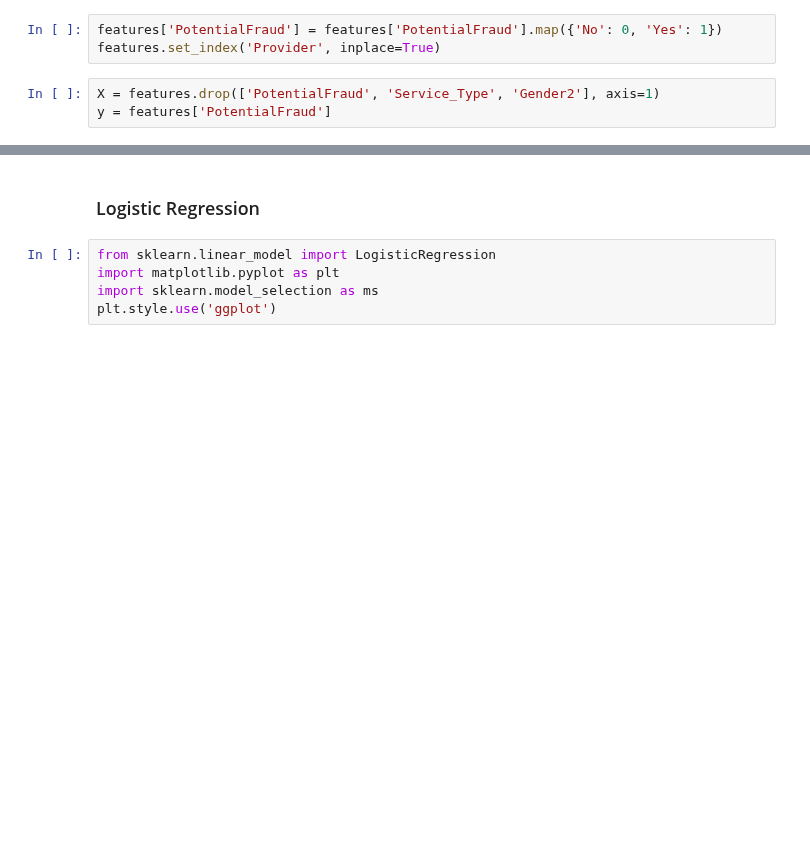
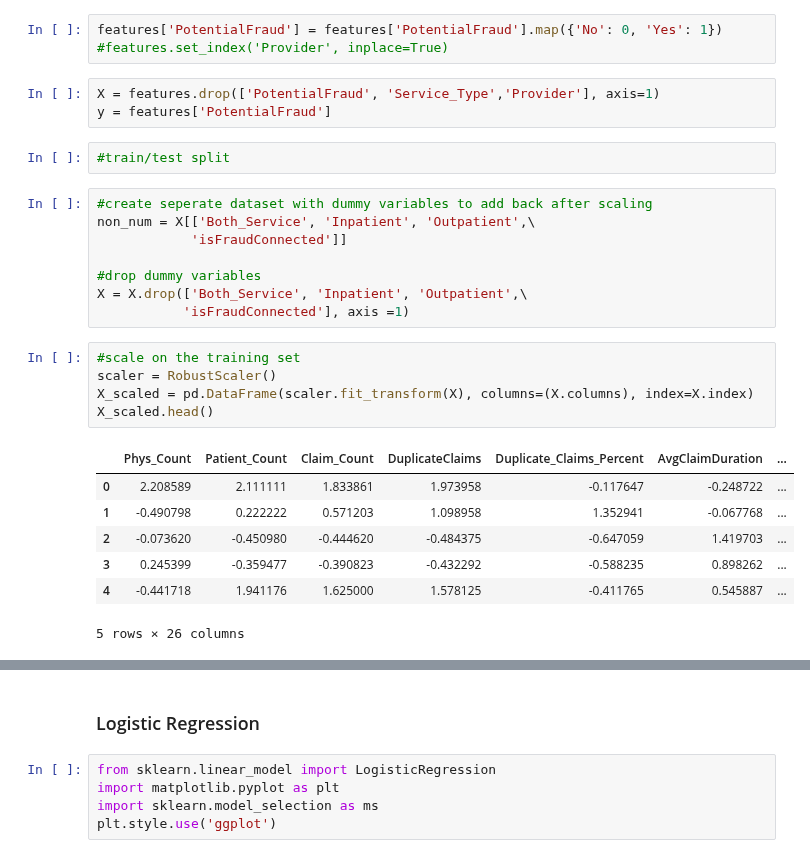
Before and after one commit to cosmochoi/healthcare_fraud, a Jupyter notebook: ML_Models.ipynb, the cells around one changed output, grey strips where cells are left out. Cells and saved outputs as stored; diff of their text form; blank space fills up the shorter version.

```diff
--- a/ML_Models.ipynb
+++ b/ML_Models.ipynb
@@ -30,7 +31,30 @@ Index(['Provider', 'Phys_Count', 'Patient_Count', 'Claim_Count',
       dtype='object')
 # %%
 features['PotentialFraud'] = features['PotentialFraud'].map({'No': 0, 'Yes': 1})
-features.set_index('Provider', inplace=True)
+#features.set_index('Provider', inplace=True)
 # %%
-X = features.drop(['PotentialFraud', 'Service_Type', 'Gender2'], axis=1)
+X = features.drop(['PotentialFraud', 'Service_Type','Provider'], axis=1)
 y = features['PotentialFraud']
+# %%
+#train/test split
+# %%
+#create seperate dataset with dummy variables to add back after scaling
+non_num = X[['Both_Service', 'Inpatient', 'Outpatient',\
+            'isFraudConnected']]
+
+#drop dummy variables
+X = X.drop(['Both_Service', 'Inpatient', 'Outpatient',\
+           'isFraudConnected'], axis =1)
+# %%
+#scale on the training set
+scaler = RobustScaler()
+X_scaled = pd.DataFrame(scaler.fit_transform(X), columns=(X.columns), index=X.index)
+X_scaled.head()
+# %% [output]
+|  | Phys_Count | Patient_Count | Claim_Count | DuplicateClaims | Duplicate_Claims_Percent | AvgClaimDuration | ... |
+| 0 | 2.208589 | 2.111111 | 1.833861 | 1.973958 | -0.117647 | -0.248722 | ... |
+| 1 | -0.490798 | 0.222222 | 0.571203 | 1.098958 | 1.352941 | -0.067768 | ... |
+| 2 | -0.073620 | -0.450980 | -0.444620 | -0.484375 | -0.647059 | 1.419703 | ... |
+| 3 | 0.245399 | -0.359477 | -0.390823 | -0.432292 | -0.588235 | 0.898262 | ... |
+| 4 | -0.441718 | 1.941176 | 1.625000 | 1.578125 | -0.411765 | 0.545887 | ... |
+5 rows × 26 columns
```
Also changed, not shown: parts of 29 cells of this notebook.
